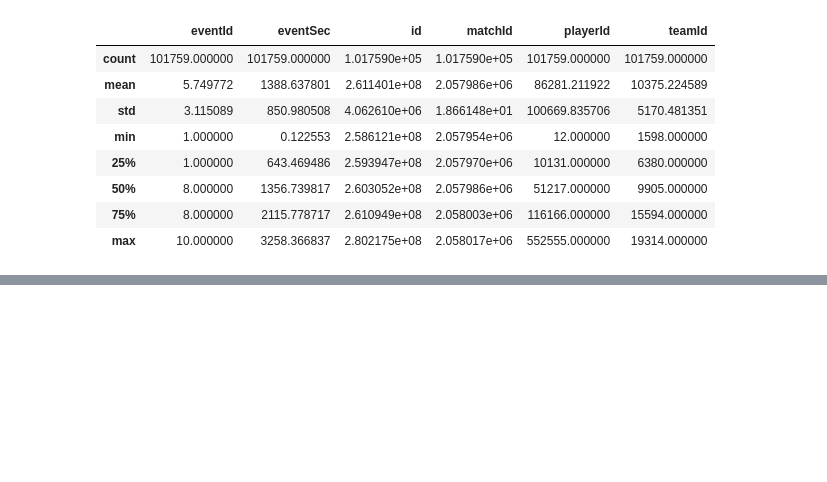
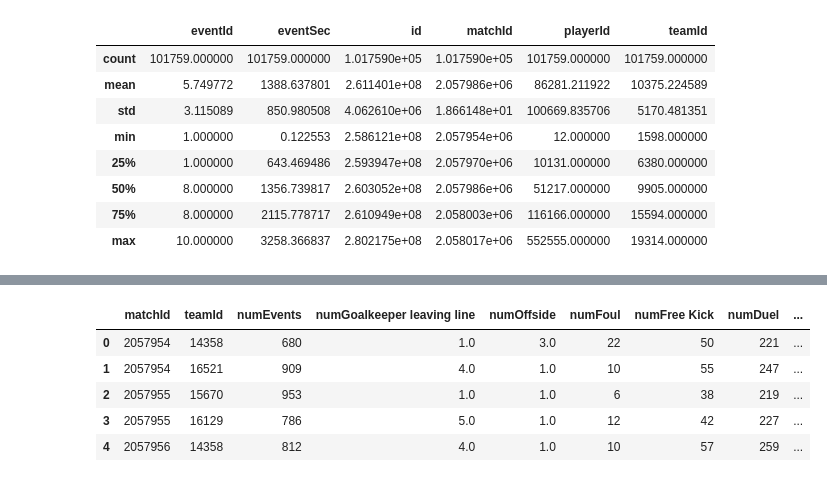
Before and after one commit to magemma/soccer-prediction, a Jupyter notebook: feature_extraction.ipynb, the cells around one changed output, grey strips where cells are left out. Cells and saved outputs as stored; diff of their text form; code cells hidden in the pictures; blank space fills up the shorter version.

Commit message:
Try to count number of each event

```diff
--- a/feature_extraction.ipynb
+++ b/feature_extraction.ipynb
@@ -66,0 +66,3 @@ df.groupby('matchId').apply(lambda x: x.sort_values(by='eventSec'))
+# %%
+results = df.groupby(['matchId', 'teamId'])['id'].count().reset_index(name='numEvents')
+results.head()
@@ -66,0 +76,16 @@ df.groupby('matchId').apply(lambda x: x.sort_values(by='eventSec'))
+# %%
+event_names = sorted(set(df['eventName']))
+for e in event_names:
+    col_name = 'num{}'.format(e.title().replace(' ', ''))
+    counts_df = df[df['eventName'] == e]
+    counts_df = counts_df.groupby(['matchId', 'teamId'])['id'].count().reset_index(name=col_name)
+    results[col_name] = counts_df[col_name]
+# %%
+results.head()
+# %% [output]
+|  | matchId | teamId | numEvents | numGoalkeeper leaving line | numOffside | numFoul | numFree Kick | numDuel | ... |
+| 0 | 2057954 | 14358 | 680 | 1.0 | 3.0 | 22 | 50 | 221 | ... |
+| 1 | 2057954 | 16521 | 909 | 4.0 | 1.0 | 10 | 55 | 247 | ... |
+| 2 | 2057955 | 15670 | 953 | 1.0 | 1.0 | 6 | 38 | 219 | ... |
+| 3 | 2057955 | 16129 | 786 | 5.0 | 1.0 | 12 | 42 | 227 | ... |
+| 4 | 2057956 | 14358 | 812 | 4.0 | 1.0 | 10 | 57 | 259 | ... |
```
Also changed, not shown: parts of 8 cells of this notebook.
